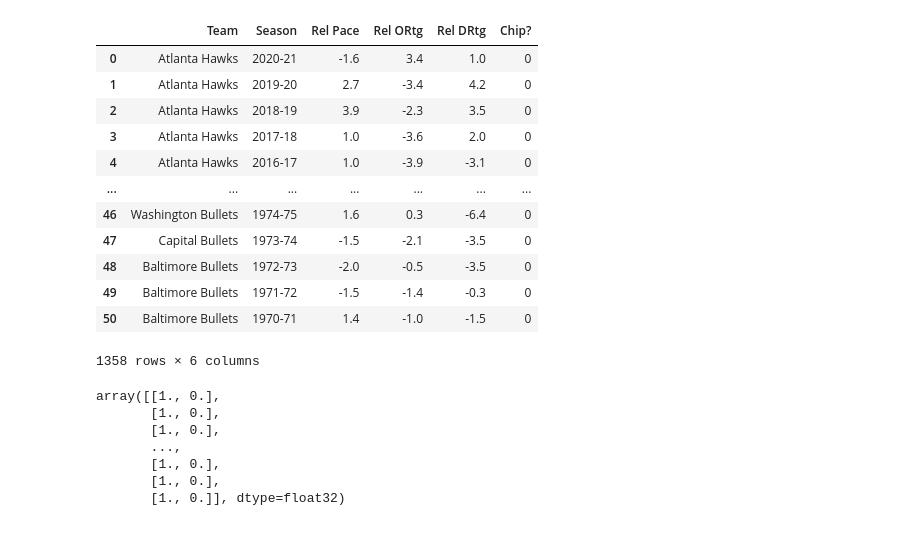
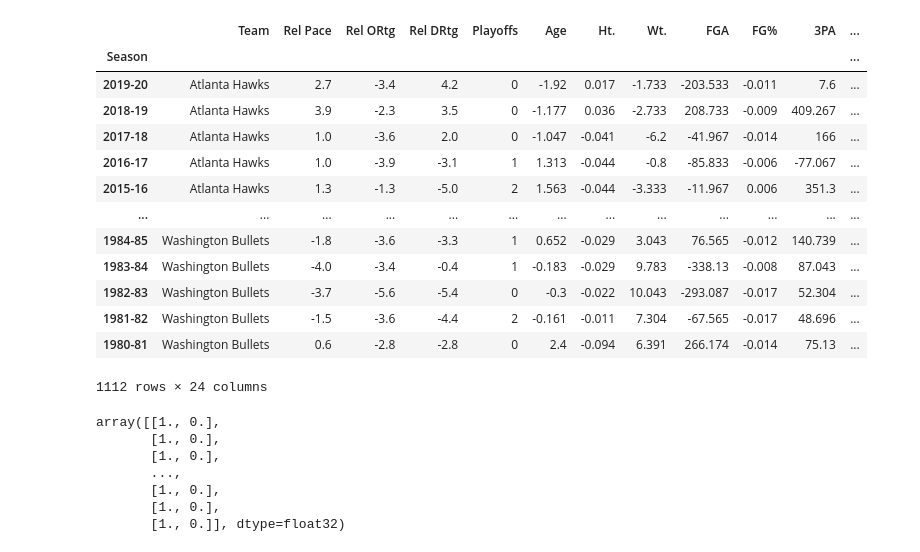
Before and after one commit to d-jenkins/NBA_Champs, a Jupyter notebook: Final_Project.ipynb, the cells around one changed output. Saved outputs shown, nothing was run; the diff lists cells and outputs as text; code cells hidden in the pictures.

Commit message:
More stat categories all relative

```diff
--- a/Final_Project.ipynb
+++ b/Final_Project.ipynb
@@ -34,11 +34,12 @@ for team in teams:
   # select only the desired columns
   stats = stats[["Team", "Season", "Rel Pace", "Rel ORtg", "Rel DRtg", "Playoffs"]]
 
-  stats = stats.iloc[0:41, :]
+  # select only seasons since 80s except for 2020-21 and reset index
+  stats = stats.iloc[1:42, :].reset_index(drop=True)
 
-  # remove asterisk from team
-  for i in range(0,len(stats["Team"])):
-    stats["Team"][i] = stats["Team"][i].replace("*", "")
+  # remove asterisk from team name
+  def rename(team): return(team.replace("*", ""))
+  stats["Team"] = stats["Team"].apply(rename)
 
 
   categories = ['Age', 'Ht.', 'Wt.', 'FGA',
@@ -47,7 +48,7 @@ for team in teams:
                 'DRB', 'AST', 'STL', 'BLK',
                 'TOV', 'PF', 'PTS']
 
-  stats["Playoffs"] = stats["Playoffs"].map(playoffs)
+
 
   url = f'https://www.basketball-reference.com/teams/{team}/stats_basic_totals.html'
 
@@ -68,9 +69,17 @@ for team in teams:
               'Lost Finals': 4,
               'Won Finals': 5}
 
+  stats["Playoffs"] = stats["Playoffs"].map(playoffs)
+
   more_stats = pd.read_html(url)[0][categories]
 
-  more_stats = more_stats.iloc[0:41, :]
+  # select only seasons since 80s except for 2020-21
+  more_stats = more_stats.iloc[1:43, :]
+
+  # remove dumb rows that restate stat categories and set index
+  more_stats = more_stats.loc[more_stats['PTS'] != 'PTS', :].reset_index(drop=True)
+
+  more_stats['Ht.'] = more_stats['Ht.'].apply(lambda h: round(int(h.replace('6-', ''))/12 + 6, 3))
 
   stats = pd.merge(stats, more_stats, left_index=True, right_index=True)
 
@@ -79,6 +88,6 @@ for team in teams:
   every_season.append(stats)
 
 # combine all teams stats into one dataframe
-all_stats = pd.concat(every_season)
+all_stats = pd.concat(every_season).reset_index(drop=True)
 # %% [output]
 ATL
@@ -177,20 +110,31 @@ See the caveats in the documentation: https://pandas.pydata.org/pandas-docs/stab
-# %%
-# display all teams' stats
-all_stats
-# %% [output]
-|  | Team | Season | Rel Pace | Rel ORtg | Rel DRtg | Chip? |
-| 0 | Atlanta Hawks | 2020-21 | -1.6 | 3.4 | 1.0 | 0 |
-| 1 | Atlanta Hawks | 2019-20 | 2.7 | -3.4 | 4.2 | 0 |
-| 2 | Atlanta Hawks | 2018-19 | 3.9 | -2.3 | 3.5 | 0 |
-| 3 | Atlanta Hawks | 2017-18 | 1.0 | -3.6 | 2.0 | 0 |
-| 4 | Atlanta Hawks | 2016-17 | 1.0 | -3.9 | -3.1 | 0 |
-| ... | ... | ... | ... | ... | ... | ... |
-| 46 | Washington Bullets | 1974-75 | 1.6 | 0.3 | -6.4 | 0 |
-| 47 | Capital Bullets | 1973-74 | -1.5 | -2.1 | -3.5 | 0 |
-| 48 | Baltimore Bullets | 1972-73 | -2.0 | -0.5 | -3.5 | 0 |
-| 49 | Baltimore Bullets | 1971-72 | -1.5 | -1.4 | -0.3 | 0 |
-| 50 | Baltimore Bullets | 1970-71 | 1.4 | -1.0 | -1.5 | 0 |
-1358 rows × 6 columns
+# %%
+seasons = all_stats["Season"].unique()
+
+all_rel_stats = all_stats.copy()
+all_rel_stats.set_index('Season', inplace=True)
+
+for season in seasons:
+  for category in categories:
+    avg = round(pd.to_numeric(all_stats.loc[all_stats["Season"] == season, :][category]).mean(), 3)
+    all_rel_stats.loc[season, category] = all_rel_stats.loc[season, category].apply(lambda x: float(x)- avg)
+    # print(f'{season} {category}: {avg}')
+
+all_rel_stats
+# %% [output]
+|  | Team | Rel Pace | Rel ORtg | Rel DRtg | Playoffs | Age | Ht. | Wt. | FGA | FG% | 3PA | ... |
+| Season |  |  |  |  |  |  |  |  |  |  |  | ... |
+| 2019-20 | Atlanta Hawks | 2.7 | -3.4 | 4.2 | 0 | -1.92 | 0.017 | -1.733 | -203.533 | -0.011 | 7.6 | ... |
+| 2018-19 | Atlanta Hawks | 3.9 | -2.3 | 3.5 | 0 | -1.177 | 0.036 | -2.733 | 208.733 | -0.009 | 409.267 | ... |
+| 2017-18 | Atlanta Hawks | 1.0 | -3.6 | 2.0 | 0 | -1.047 | -0.041 | -6.2 | -41.967 | -0.014 | 166 | ... |
+| 2016-17 | Atlanta Hawks | 1.0 | -3.9 | -3.1 | 1 | 1.313 | -0.044 | -0.8 | -85.833 | -0.006 | -77.067 | ... |
+| 2015-16 | Atlanta Hawks | 1.3 | -1.3 | -5.0 | 2 | 1.563 | -0.044 | -3.333 | -11.967 | 0.006 | 351.3 | ... |
+| ... | ... | ... | ... | ... | ... | ... | ... | ... | ... | ... | ... | ... |
+| 1984-85 | Washington Bullets | -1.8 | -3.6 | -3.3 | 1 | 0.652 | -0.029 | 3.043 | 76.565 | -0.012 | 140.739 | ... |
+| 1983-84 | Washington Bullets | -4.0 | -3.4 | -0.4 | 1 | -0.183 | -0.029 | 9.783 | -338.13 | -0.008 | 87.043 | ... |
+| 1982-83 | Washington Bullets | -3.7 | -5.6 | -5.4 | 0 | -0.3 | -0.022 | 10.043 | -293.087 | -0.017 | 52.304 | ... |
+| 1981-82 | Washington Bullets | -1.5 | -3.6 | -4.4 | 2 | -0.161 | -0.011 | 7.304 | -67.565 | -0.017 | 48.696 | ... |
+| 1980-81 | Washington Bullets | 0.6 | -2.8 | -2.8 | 0 | 2.4 | -0.094 | 6.391 | 266.174 | -0.014 | 75.13 | ... |
+1112 rows × 24 columns
 # %%
 # select/adjust data to train ml model
 from sklearn.preprocessing import LabelEncoder
```
Also changed, not shown: parts of 3 cells of this notebook.
